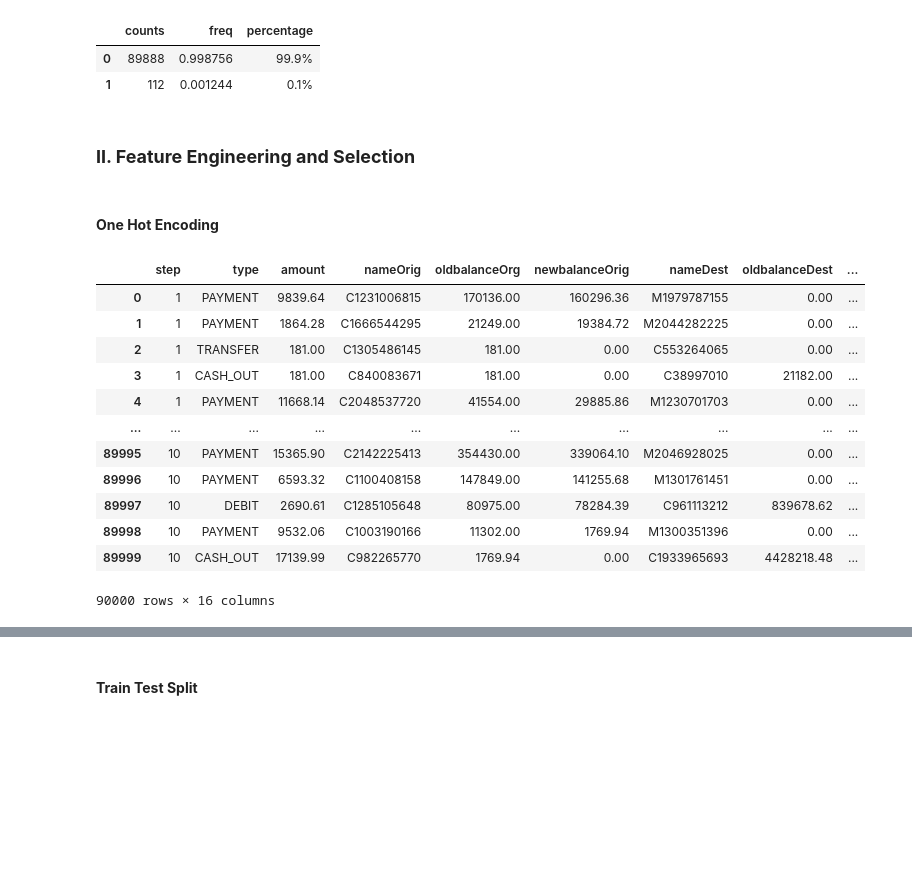
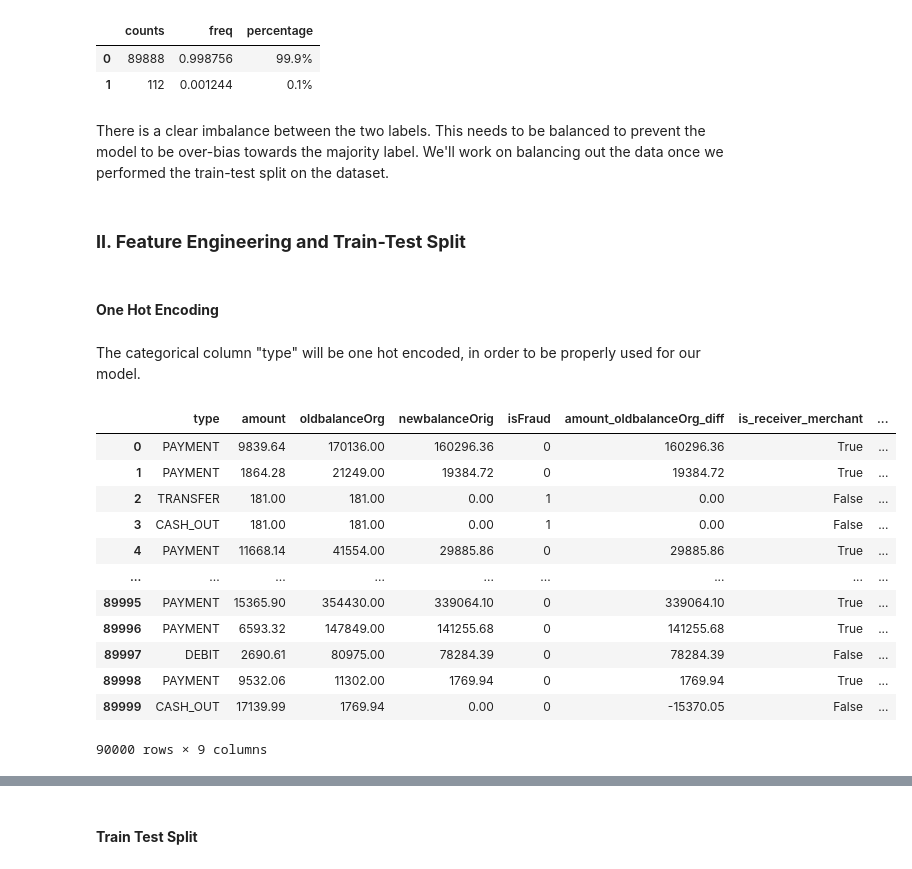
Before and after one commit to jvgcalites/jupyter-notebooks, a Jupyter notebook: transaction_fraud/transaction_fraud_detection.ipynb, the cells around one changed output, grey strips where cells are left out. Drawn from its saved outputs; the diff is of its cells as text; code cells hidden in the pictures; blank space fills up the shorter version.

```diff
--- a/transaction_fraud/transaction_fraud_detection.ipynb
+++ b/transaction_fraud/transaction_fraud_detection.ipynb
@@ -237,0 +400,5 @@ sns.histplot(ax=axes[3],data=notFraud_df, x=transform, kde=True, bins=100)
+# %%
+# add new column if not exists
+if 'amount_oldbalanceOrg_diff' not in df.columns:
+    df['amount_oldbalanceOrg_diff'] = df['oldbalanceOrg'] - df['amount']
+df
@@ -279,0 +472,4 @@ False
+# %%
+name_dest_category = df['nameDest'].astype(str).str[0]
+df['is_receiver_merchant'] = name_dest_category == 'M'
+df
@@ -308,28 +534,31 @@ pd.DataFrame({'counts': unique_counts, 'freq': relative_freq, 'percentage': perc
 |  | counts | freq | percentage |
 | 0 | 89888 | 0.998756 | 99.9% |
 | 1 | 112 | 0.001244 | 0.1% |
+# %% [markdown]
+There is a clear imbalance between the two labels. This needs to be balanced to prevent the model to be over-bias towards the majority label. We'll work on balancing out the data once we performed the train-test split on the dataset.
 # %% [markdown]
-### **II. Feature Engineering and Selection**
+### **II. Feature Engineering and Train-Test Split**
 # %% [markdown]
 #### **One Hot Encoding**
+# %% [markdown]
+The categorical column "type" will be one hot encoded, in order to be properly used for our model.
 # %%
 type_df = pd.get_dummies(df.type, prefix='type')
 
 if ~type_df.columns.isin(df.columns).any():
-    df = pd.concat([df, type_df], axis=1)
-
+    df = pd.concat([df, type_df.type_CASH_OUT, type_df.type_TRANSFER], axis=1)
 df
 # %% [output]
-|  | step | type | amount | nameOrig | oldbalanceOrg | newbalanceOrig | nameDest | oldbalanceDest | ... |
-| 0 | 1 | PAYMENT | 9839.64 | C1231006815 | 170136.00 | 160296.36 | M1979787155 | 0.00 | ... |
-| 1 | 1 | PAYMENT | 1864.28 | C1666544295 | 21249.00 | 19384.72 | M2044282225 | 0.00 | ... |
-| 2 | 1 | TRANSFER | 181.00 | C1305486145 | 181.00 | 0.00 | C553264065 | 0.00 | ... |
-| 3 | 1 | CASH_OUT | 181.00 | C840083671 | 181.00 | 0.00 | C38997010 | 21182.00 | ... |
-| 4 | 1 | PAYMENT | 11668.14 | C2048537720 | 41554.00 | 29885.86 | M1230701703 | 0.00 | ... |
-| ... | ... | ... | ... | ... | ... | ... | ... | ... | ... |
-| 89995 | 10 | PAYMENT | 15365.90 | C2142225413 | 354430.00 | 339064.10 | M2046928025 | 0.00 | ... |
-| 89996 | 10 | PAYMENT | 6593.32 | C1100408158 | 147849.00 | 141255.68 | M1301761451 | 0.00 | ... |
-| 89997 | 10 | DEBIT | 2690.61 | C1285105648 | 80975.00 | 78284.39 | C961113212 | 839678.62 | ... |
-| 89998 | 10 | PAYMENT | 9532.06 | C1003190166 | 11302.00 | 1769.94 | M1300351396 | 0.00 | ... |
-| 89999 | 10 | CASH_OUT | 17139.99 | C982265770 | 1769.94 | 0.00 | C1933965693 | 4428218.48 | ... |
+|  | type | amount | oldbalanceOrg | newbalanceOrig | isFraud | amount_oldbalanceOrg_diff | is_receiver_merchant | ... |
+| 0 | PAYMENT | 9839.64 | 170136.00 | 160296.36 | 0 | 160296.36 | True | ... |
+| 1 | PAYMENT | 1864.28 | 21249.00 | 19384.72 | 0 | 19384.72 | True | ... |
+| 2 | TRANSFER | 181.00 | 181.00 | 0.00 | 1 | 0.00 | False | ... |
+| 3 | CASH_OUT | 181.00 | 181.00 | 0.00 | 1 | 0.00 | False | ... |
+| 4 | PAYMENT | 11668.14 | 41554.00 | 29885.86 | 0 | 29885.86 | True | ... |
+| ... | ... | ... | ... | ... | ... | ... | ... | ... |
+| 89995 | PAYMENT | 15365.90 | 354430.00 | 339064.10 | 0 | 339064.10 | True | ... |
+| 89996 | PAYMENT | 6593.32 | 147849.00 | 141255.68 | 0 | 141255.68 | True | ... |
+| 89997 | DEBIT | 2690.61 | 80975.00 | 78284.39 | 0 | 78284.39 | False | ... |
+| 89998 | PAYMENT | 9532.06 | 11302.00 | 1769.94 | 0 | 1769.94 | True | ... |
+| 89999 | CASH_OUT | 17139.99 | 1769.94 | 0.00 | 0 | -15370.05 | False | ... |
-90000 rows × 16 columns
+90000 rows × 9 columns
```
Also changed, not shown: parts of 65 cells of this notebook.
